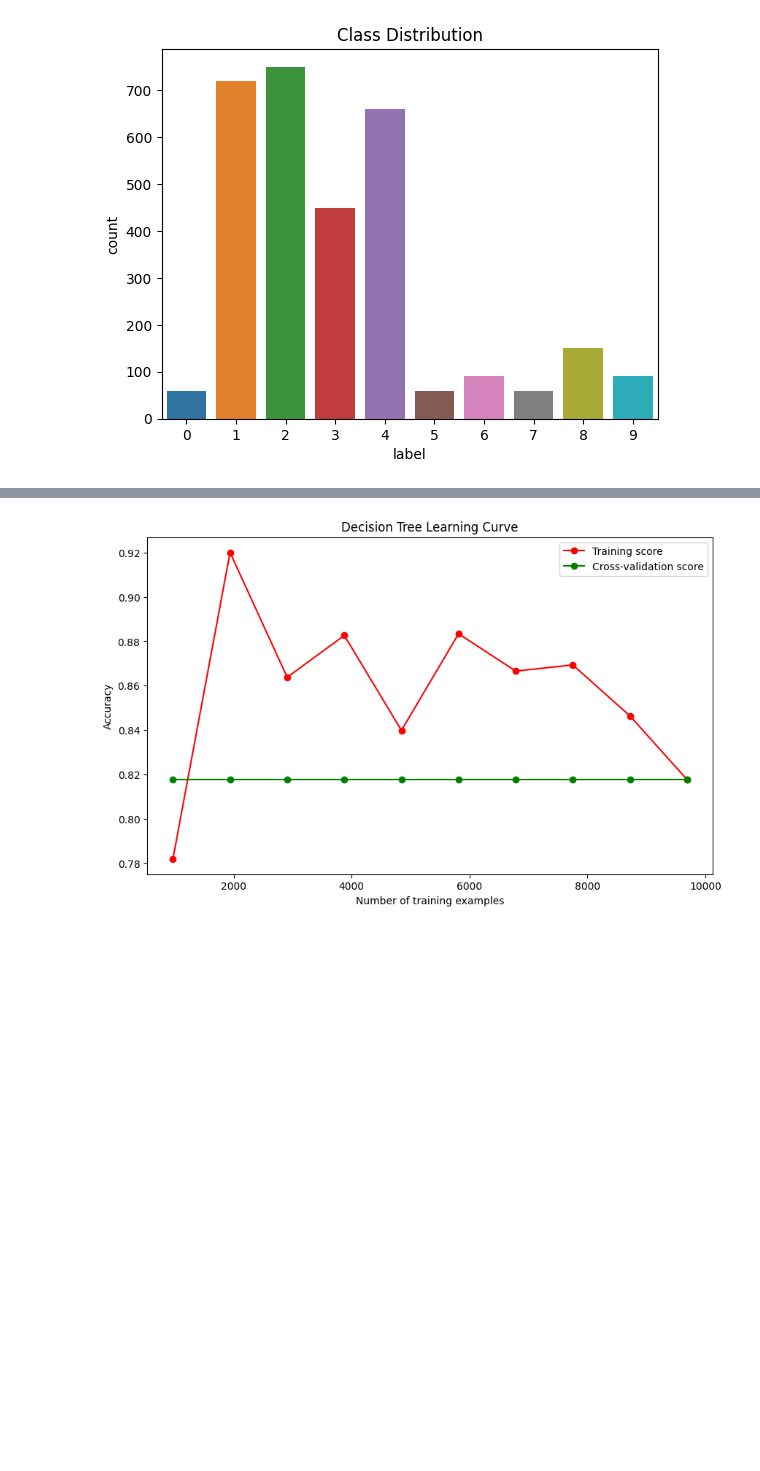
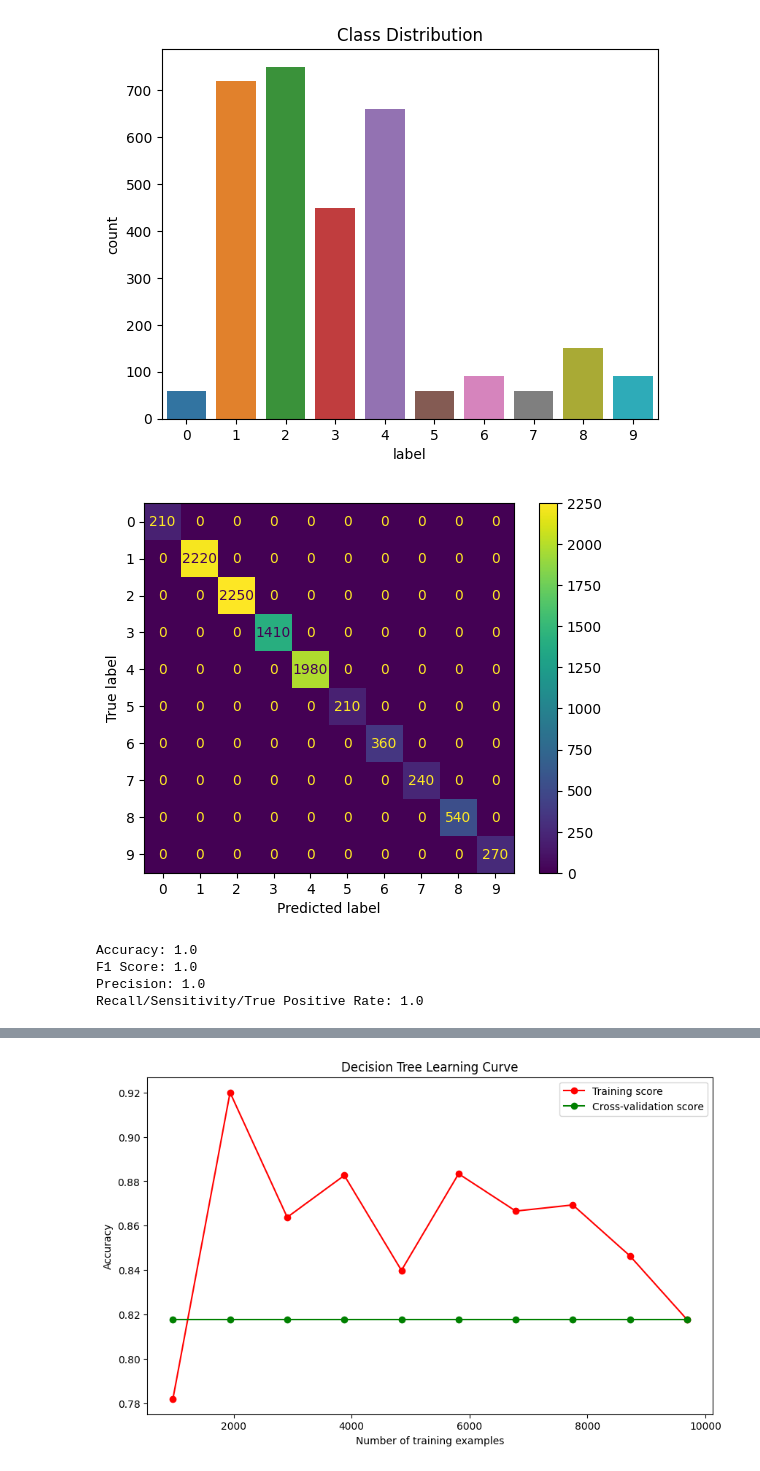
Before and after one commit to Suhail270/DMML_Part4, a Jupyter notebook: part_4_v2.ipynb, the cells around one changed output, grey strips where cells are left out. Drawn from its saved outputs; the diff is of its cells as text; code cells hidden in the pictures; blank space fills up the shorter version.

```diff
--- a/part_4_v2.ipynb
+++ b/part_4_v2.ipynb
@@ -394,3 +437,15 @@ plt.title('Class Distribution')
 plt.show()
 # %% [output]
 [figure]
+# %%
+from sklearn.svm import SVC
+
+svm = SVC(kernel="linear", random_state=42)
+svm.fit(x_train, y_train.to_numpy().ravel())
+get_metrics_simple(svm, x_train, y_train)
+# %% [output]
+[figure, added]
+Accuracy: 1.0
+F1 Score: 1.0
+Precision: 1.0
+Recall/Sensitivity/True Positive Rate: 1.0
```
Also changed, not shown: parts of 23 cells of this notebook.
